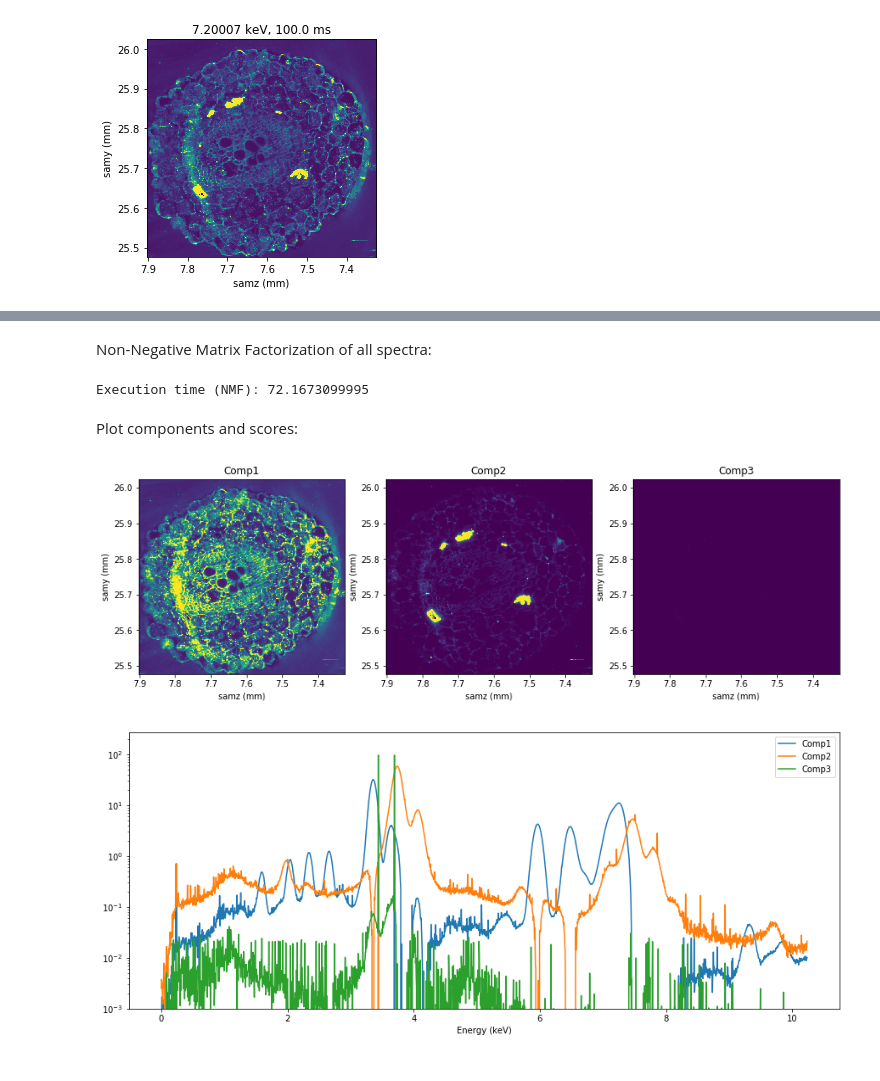
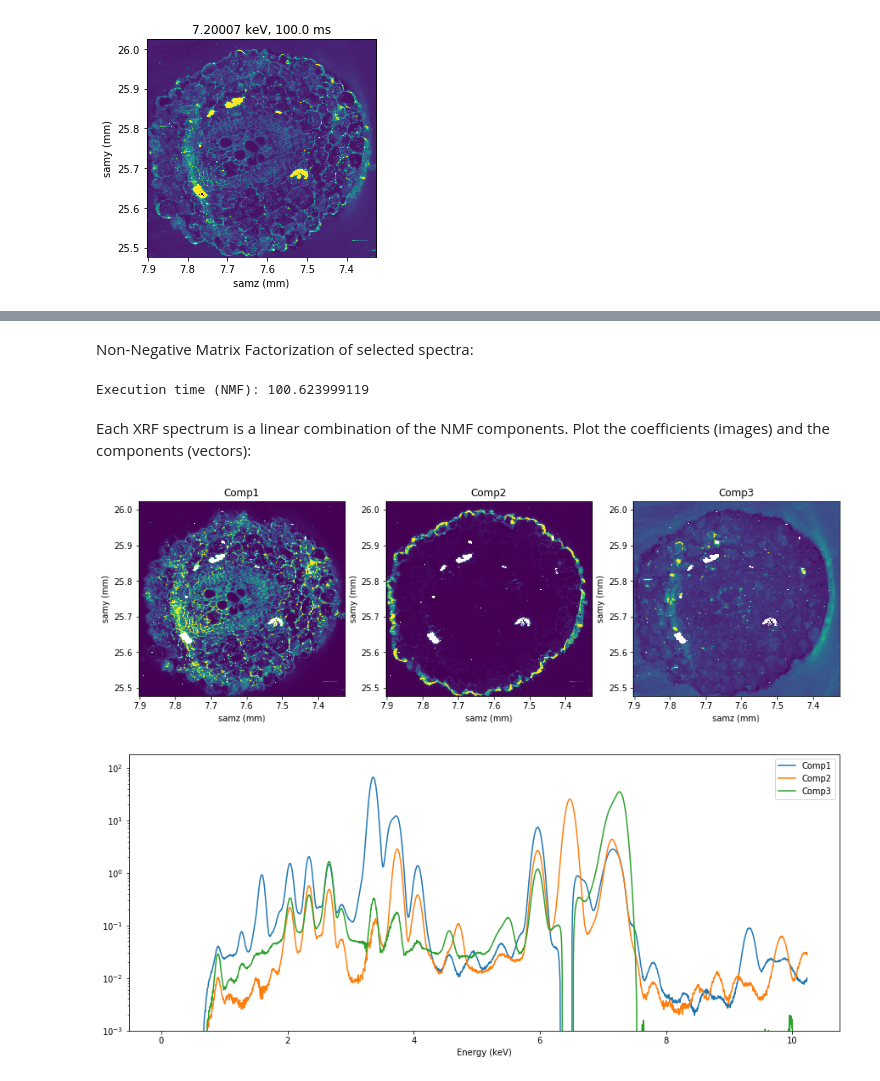
Before and after one commit to woutdenolf/spectrocrunch, a Jupyter notebook: doc/source/tutorials/xia.ipynb, the cells around one changed output, grey strips where cells are left out. Saved outputs shown, nothing was run; the diff lists cells and outputs as text; code cells hidden in the pictures.

```diff
--- a/doc/source/tutorials/xia.ipynb
+++ b/doc/source/tutorials/xia.ipynb
@@ -354,9 +366,10 @@ counters = xiaimage.counterbasenames()
 h = xiaimage.header(source=counters[0])
 instrument = factory('id21')
 
-speclabel = instrument.edfheaderkeys['speclabel']
-kwargs = {'energy':instrument.edfheaderkeys['energylabel']}
-parser = spec.edfheader_parser(units=instrument.units,speclabel=speclabel,**kwargs)
+kwargs = {'energy':instrument.edfheaderkeys['energylabel'],
+          'speclabel':instrument.edfheaderkeys['speclabel'],
+          'units':instrument.units}
+parser = spec.edfheader_parser(**kwargs)
 info = parser(h)
 # %% [markdown]
 Sum all channels and detectors:
@@ -366,7 +379,7 @@ tmp = plt.imshow(mcasum)
 ax0,ax1 = info['axes']
 title = '{:~}, {:~}'.format(info['energy'],info['time'])
 
-def imshow(ax,image,ax0,ax1,rlo=0,rhi=1,aspect=None):
+def imshow(ax,image,ax0,ax1,rlo=0,rhi=1,aspect=None,**kwargs):
     d0 = ax0.stepsize
     d1 = ax1.stepsize
     y0 = ax0.start+d0*0.5
@@ -382,8 +395,9 @@ def imshow(ax,image,ax0,ax1,rlo=0,rhi=1,aspect=None):
     mi,ma = mi+rlo*d,mi+rhi*d
     image = (image-mi)/(ma-mi)
     image = np.clip(image,0,1)
-    img = ax.imshow(image, interpolation = 'nearest',\
-               extent = extent, origin = 'lower', aspect = aspect)
+    img = ax.imshow(image, interpolation = 'nearest',
+                    extent = extent, origin = 'lower',
+                    aspect = aspect, **kwargs)
     ax = img.axes
     ax.set_xlabel(str(ax0))
     ax.set_ylabel(str(ax1))
@@ -395,0 +412,18 @@ tmp = ax.set_title(title)
+# %%
+from skimage.filters import threshold_otsu
+
+img = mcasum.copy()
+imgsel = img.copy()
+mi = img.min()
+
+if True:
+    mask = (DT>0.05) & (DT<0.8)
+else:
+    img[DT>0.5] = mi
+    thres = threshold_otsu(img)
+    mask = img >= thres
+
+imgsel[~mask] = np.nan
+rgb = np.stack([img,imgsel,img*0],axis=-1)
+ax = imshow(plt,rgb,ax0,ax1,rhi=0.1)
+tmp = ax.set_title(title)
@@ -396,43 +432,44 @@ tmp = ax.set_title(title)
 # %% [markdown]
-Non-Negative Matrix Factorization of all spectra:
+Non-Negative Matrix Factorization of selected spectra:
 # %%
 from sklearn import decomposition
 from numpy.random import RandomState
 from scipy.sparse import csr_matrix
 from spectrocrunch.utils.timing import timeit
 
-data = mca
 nrow,ncol,nchan = mca.shape
 nsamples = nrow*ncol
 nfeatures = nchan
 
 with timeit('NMF'):
-    data = csr_matrix(mca.reshape((nsamples,nfeatures)))
     model = decomposition.NMF(n_components=3, init='random',
                               random_state=RandomState(0))
-    coefficients = model.fit_transform(data)
+    #data = csr_matrix(mca.reshape((nsamples,nfeatures)))
+    data = csr_matrix(mca[mask,...])
+    coefficients = model.fit_transform(data).T
 # %% [output]
-Execution time (NMF): 72.1673099995
+Execution time (NMF): 100.623999119
-# %% [markdown]
-Plot components and scores:
+# %% [markdown]
+Each XRF spectrum is a linear combination of the NMF components. Plot the coefficients (images) and the components (vectors):
 # %%
 fig,axs = plt.subplots(1,model.n_components,figsize=(15,6))
-for i,eigenimage in enumerate(coefficients.T):
+eigenimage = np.full_like(mcasum,np.nan)
+for i,coeff in enumerate(coefficients):
     ax = axs[i]
-    eigenimage = eigenimage.reshape((nrow,ncol))
-    ax = imshow(ax,eigenimage,ax0,ax1,rhi=0.1)
+    eigenimage[mask] = coeff
+    ax = imshow(ax,eigenimage,ax0,ax1,rhi=0.3)
     ax.set_title('Comp{}'.format(i+1))
 
 plt.figure(figsize=(15,6))
 mcabin = 5e-3
 x = np.arange(nchan)*mcabin
 for i,eigenvector in enumerate(model.components_):
     plt.plot(x,eigenvector,label='Comp{}'.format(i+1))
 ax = plt.gca()
 ax.set_yscale("log")
 ax.set_ylim(0.001,None)
 ax.set_xlabel('Energy (keV)')
 tmp = ax.legend()
 # %% [output]
-[figure, old version]
+[figure, new version]
-[figure, old version]
+[figure, new version]
```
Also changed, not shown: parts of 11 cells of this notebook, 4 other files.
